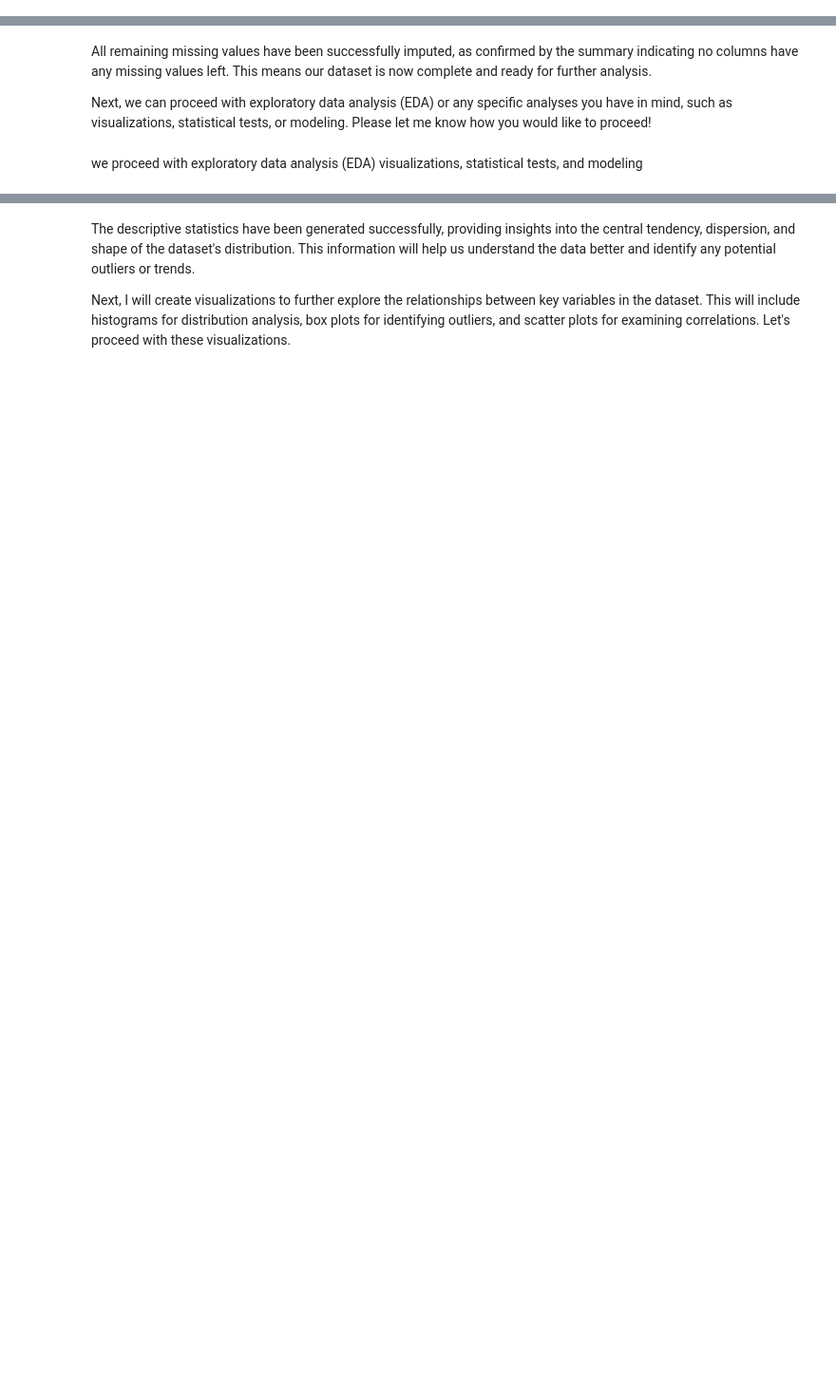
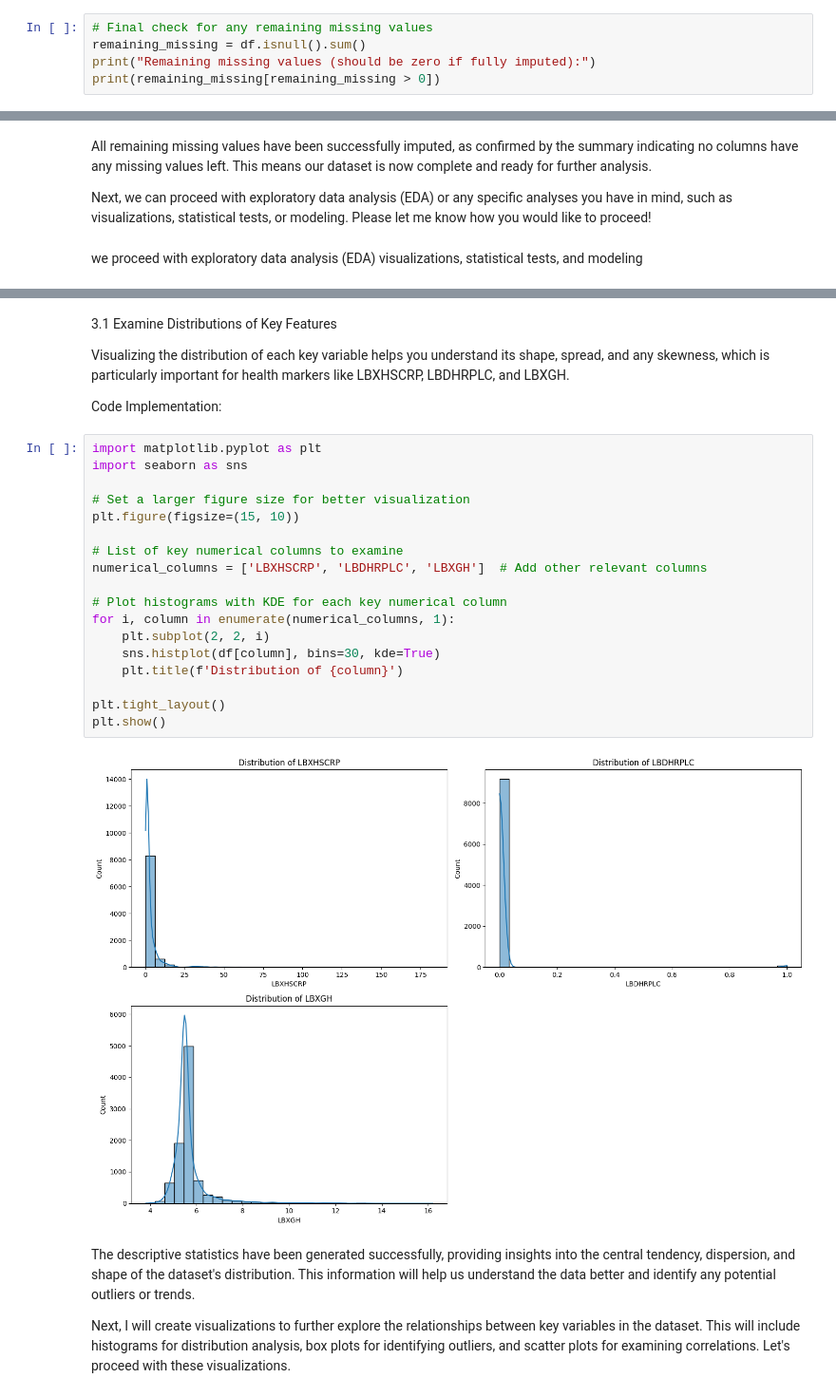
Before and after one commit to mutungu/Cancer-predictive-model, a Jupyter notebook: cancer_model.ipynb, the cells around one changed output, grey strips where cells are left out. Shown at 95% size. Cells and saved outputs as stored; diff of their text form; blank space fills up the shorter version.

```diff
--- a/cancer_model.ipynb
+++ b/cancer_model.ipynb
@@ -245,0 +472,5 @@ Next, I will check the columns for any potential target variables that could be
+# %%
+# Final check for any remaining missing values
+remaining_missing = df.isnull().sum()
+print("Remaining missing values (should be zero if fully imputed):")
+print(remaining_missing[remaining_missing > 0])
@@ -469,3 +723,29 @@ LBXGH     5.769562e+00  5.769562e+00      16.200
+# %% [markdown]
+3.1 Examine Distributions of Key Features
+
+Visualizing the distribution of each key variable helps you understand its shape, spread, and any skewness, which is particularly important for health markers like LBXHSCRP, LBDHRPLC, and LBXGH.
+
+Code Implementation:
+# %%
+import matplotlib.pyplot as plt
+import seaborn as sns
+
+# Set a larger figure size for better visualization
+plt.figure(figsize=(15, 10))
+
+# List of key numerical columns to examine
+numerical_columns = ['LBXHSCRP', 'LBDHRPLC', 'LBXGH']  # Add other relevant columns
+
+# Plot histograms with KDE for each key numerical column
+for i, column in enumerate(numerical_columns, 1):
+    plt.subplot(2, 2, i)
+    sns.histplot(df[column], bins=30, kde=True)
+    plt.title(f'Distribution of {column}')
+
+plt.tight_layout()
+plt.show()
+# %% [output]
+[figure, added]
 # %% [markdown]
 
 
```
Also changed, not shown: parts of 79 cells of this notebook.
